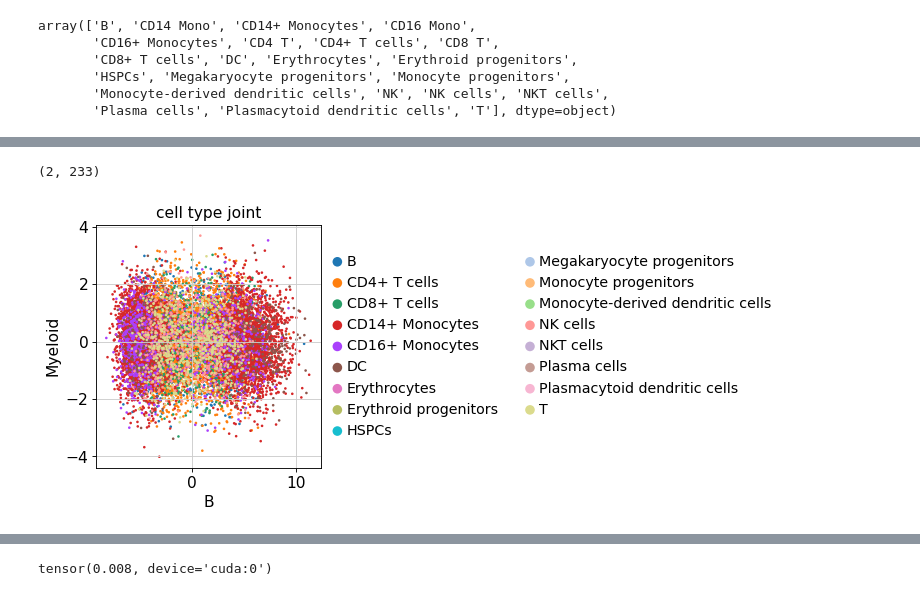
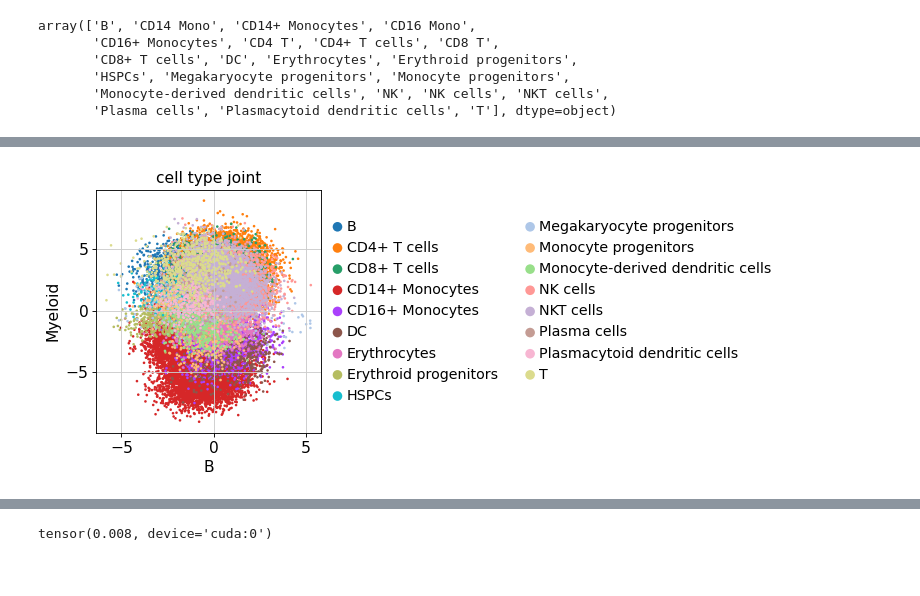
Before and after one commit to theislab/expiMap_reproducibility, a Jupyter notebook: pbmc_kang/ref_q_binf_wo_hsic.ipynb, the cells around one changed output, grey strips where cells are left out. Drawn from its saved outputs; the diff is of its cells as text; code cells hidden in the pictures.

```diff
--- a/pbmc_kang/ref_q_binf_wo_hsic.ipynb
+++ b/pbmc_kang/ref_q_binf_wo_hsic.ipynb
@@ -203,7 +203,7 @@ q_intr_cvae.train(
     n_epochs=200,
     alpha_epoch_anneal=50,
     weight_decay=0.,
-    alpha_kl=0.25,
+    alpha_kl=0.2,
     gamma_ext=0.70,
     beta=3,
     seed=2020,
@@ -262,13 +263,14 @@ array([False, False, False,  True, False,  True])
 # %%
 # select unannotated term to plot
-idx = [terms.index(term) for term in [ 'unannotated_3','unannotated_5']]
+idx = [terms.index(term) for term in [ 'unannotated_0','unannotated_2',
+                                      'unannotated_4']]
 # %%
 latents = q_intr_cvae.get_latent(mean=MEAN)[:, idx]
 # %%
 latents = q_intr_cvae.get_latent(mean=MEAN)[:, idx]
-kang.obs['B'] = latents[:, 0]
-kang.obs['IFN'] = latents[:, 1]
-# kang.obs['Myeloid'] = latents[:, 2]
+kang.obs['IFN'] = latents[:, 0]
+kang.obs['B'] = latents[:, 1]
+kang.obs['Myeloid'] = latents[:, 2]
 # %%
 sc.pl.scatter(kang, x='B', y='IFN', color='condition', size=22)
 # %% [output]
@@ -357,15 +366,14 @@ sc.pl.umap(kang_pbmc, color='condition', frameon=False, wspace=0.6)
 # %%
 kang_pbmc.rename_categories("condition",['control (query)', 'control (reference)', 'INF-Beta'])
 # %%
-latents = q_intr_cvae.get_latent(kang_pbmc.X, kang_pbmc.obs['study'].tolist(), mean=MEAN)[:, idx]
-kang_pbmc.obs['B'] = latents[:, 0]
-kang_pbmc.obs['IFN'] = latents[:, 1]
-# kang_pbmc.obs['Myeloid'] = latents[:, 2]
+
+latents =  q_intr_cvae.get_latent(kang_pbmc.X, kang_pbmc.obs['study'].tolist(), mean=MEAN)[:, idx]
+kang_pbmc.obs['IFN'] = latents[:, 0]
+kang_pbmc.obs['B'] = latents[:, 1]
+kang_pbmc.obs['Myeloid'] = latents[:, 2]
-# %%
-kang_pbmc.obsm['X_cvae'][idx].shape
-# %% [output]
-(2, 233)
 # %%
-sc.pl.scatter(kang_pbmc, x='B', y='Myeloid', color='cell_type_joint', size=22)
+sc.pl.scatter(kang_pbmc, x='B', y='Myeloid',
+              color='cell_type_joint',
+              size=22)
 # %% [output]
-[figure, old version]
+[figure, new version]
```
Also changed, not shown: parts of 27 cells of this notebook.
